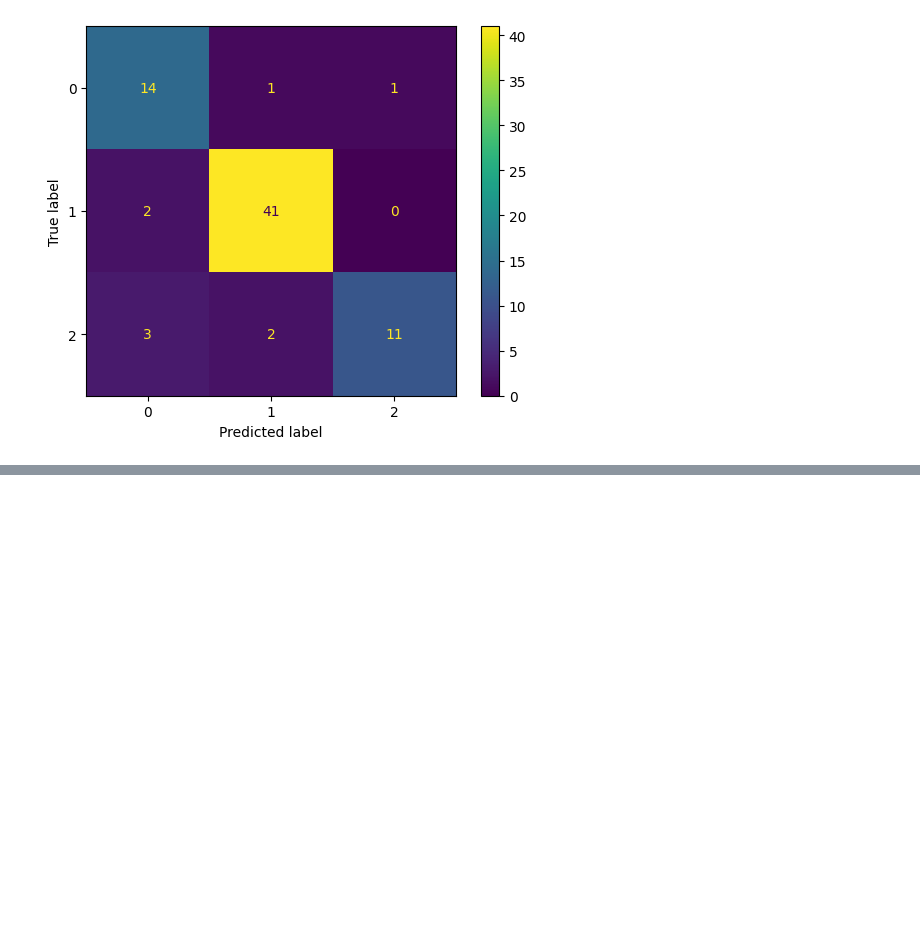
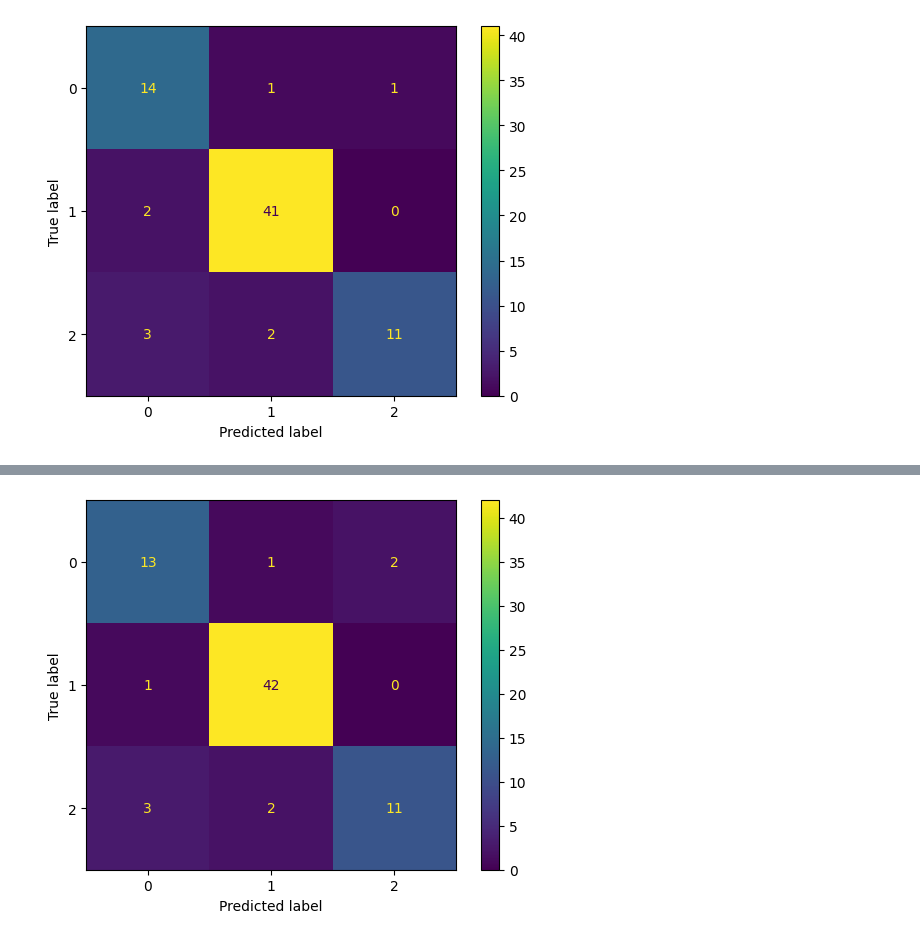
Before and after one commit to marcelo-soares-souza/Trabalho-PUC-MG, a Jupyter notebook: analysis.ipynb, the cells around one changed output, grey strips where cells are left out. Saved outputs shown, nothing was run; the diff lists cells and outputs as text; code cells hidden in the pictures; blank space fills up the shorter version.

Commit message:
Added ExtraTreesClassifier Model

```diff
--- a/analysis.ipynb
+++ b/analysis.ipynb
@@ -84,9 +84,8 @@ X_test[:, 0:] = sc.transform(X_test[:, 0:])
 # %%
 from sklearn.linear_model import LogisticRegression
 
-classifier = LogisticRegression(random_state=42, max_iter=512).fit(X_train, y_train)
-importance_logistic_regression = classifier.coef_[0]
-prediction = classifier.predict(X_test)
+lr_classifier = LogisticRegression(random_state=42, max_iter=512).fit(X_train, y_train)
+lr_prediction = lr_classifier.predict(X_test)
 # %%
 from sklearn.metrics import (ConfusionMatrixDisplay, accuracy_score,
                              classification_report, confusion_matrix, f1_score,
@@ -123,3 +122,7 @@ ConfusionMatrixDisplay(confusion_matrix=cm, display_labels=classifier.classes_).
 plt.show()
 # %% [output]
 [figure]
+# %%
+from sklearn.ensemble import ExtraTreesClassifier
+etc_classifier = ExtraTreesClassifier(random_state=42).fit(X_train, y_train)
+etc_prediction = etc_classifier.predict(X_test)
@@ -125,0 +155,6 @@ plt.show()
+# %%
+cm = confusion_matrix(y_test, etc_prediction, labels=classifier.classes_)
+ConfusionMatrixDisplay(confusion_matrix=cm, display_labels=classifier.classes_).plot()
+plt.show()
+# %% [output]
+[figure, added]
```
Also changed, not shown: parts of 6 cells of this notebook.
